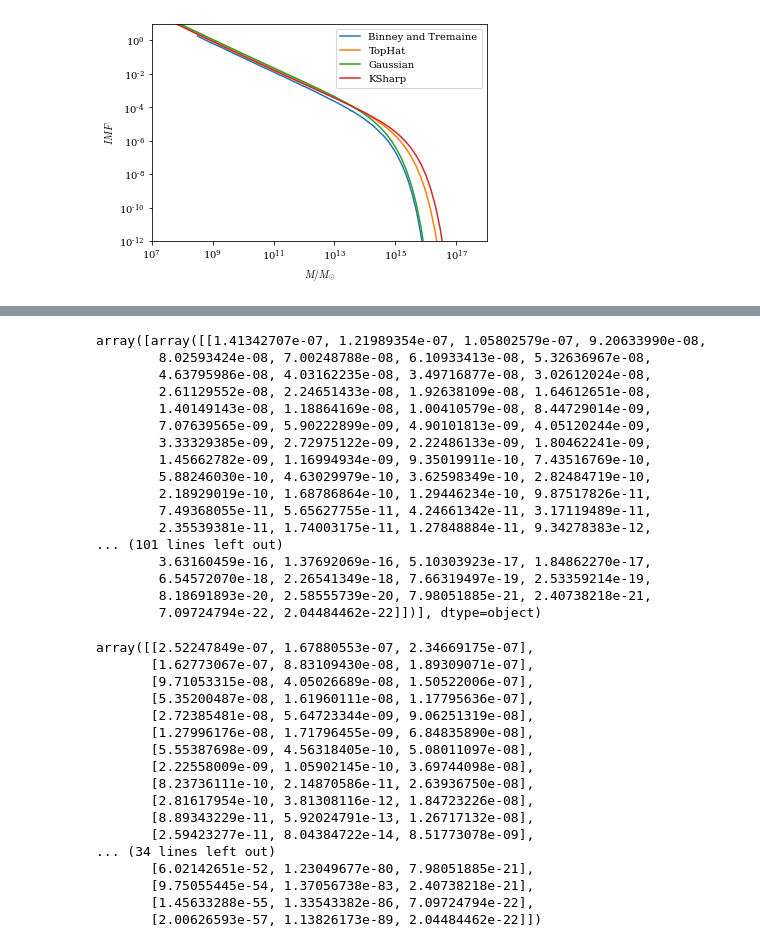
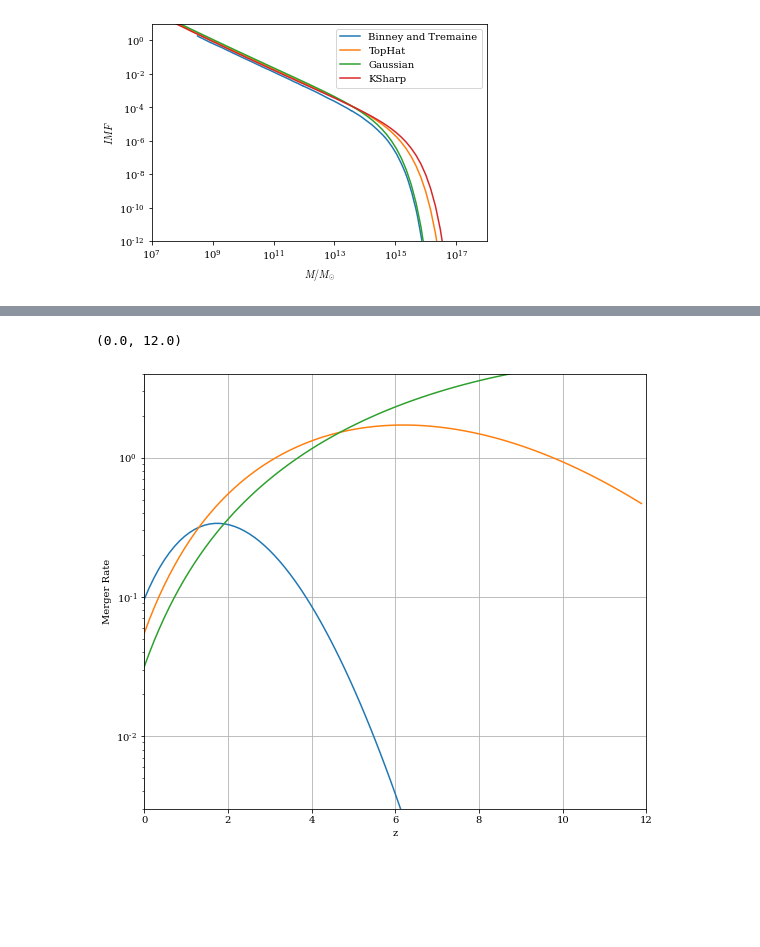
Before and after one commit to antoninvapa/Masters-Project, a Jupyter notebook: Press-Schechter.ipynb, the cells around one changed output, grey strips where cells are left out. Saved outputs shown, nothing was run; the diff lists cells and outputs as text; code cells hidden in the pictures; blank space fills up the shorter version.

```diff
--- a/Press-Schechter.ipynb
+++ b/Press-Schechter.ipynb
@@ -538,6 +486,0 @@ for m in range(len(M_1)):
-# %%
-for i in range(3):
-        plt.plot(z, MASTER_MR[i][2])
-# plt.yscale('log')
-# plt.ylim(0.001, 0.006)
-# print(MASTER_MR)
@@ -546,40 +487,20 @@ for i in range(3):
-# %%
-MASTER_MR
-# %% [output]
-array([array([[1.41342707e-07, 1.21989354e-07, 1.05802579e-07, 9.20633990e-08,
-        8.02593424e-08, 7.00248788e-08, 6.10933413e-08, 5.32636967e-08,
-        4.63795986e-08, 4.03162235e-08, 3.49716877e-08, 3.02612024e-08,
-        2.61129552e-08, 2.24651433e-08, 1.92638109e-08, 1.64612651e-08,
-        1.40149143e-08, 1.18864169e-08, 1.00410579e-08, 8.44729014e-09,
-        7.07639565e-09, 5.90222899e-09, 4.90101813e-09, 4.05120244e-09,
-        3.33329385e-09, 2.72975122e-09, 2.22486133e-09, 1.80462241e-09,
-        1.45662782e-09, 1.16994934e-09, 9.35019911e-10, 7.43516769e-10,
-        5.88246030e-10, 4.63029979e-10, 3.62598349e-10, 2.82484719e-10,
-        2.18929019e-10, 1.68786864e-10, 1.29446234e-10, 9.87517826e-11,
-        7.49368055e-11, 5.65627755e-11, 4.24661342e-11, 3.17119489e-11,
-        2.35539381e-11, 1.74003175e-11, 1.27848884e-11, 9.34278383e-12,
-... (101 lines left out)
-        3.63160459e-16, 1.37692069e-16, 5.10303923e-17, 1.84862270e-17,
-        6.54572070e-18, 2.26541349e-18, 7.66319497e-19, 2.53359214e-19,
-        8.18691893e-20, 2.58555739e-20, 7.98051885e-21, 2.40738218e-21,
-        7.09724794e-22, 2.04484462e-22]])], dtype=object)
-# %%
-MRs_z
-# %% [output]
-array([[2.52247849e-07, 1.67880553e-07, 2.34669175e-07],
-       [1.62773067e-07, 8.83109430e-08, 1.89309071e-07],
-       [9.71053315e-08, 4.05026689e-08, 1.50522006e-07],
-       [5.35200487e-08, 1.61960111e-08, 1.17795636e-07],
-       [2.72385481e-08, 5.64723344e-09, 9.06251319e-08],
-       [1.27996176e-08, 1.71796455e-09, 6.84835890e-08],
-       [5.55387698e-09, 4.56318405e-10, 5.08011097e-08],
-       [2.22558009e-09, 1.05902145e-10, 3.69744098e-08],
-       [8.23736111e-10, 2.14870586e-11, 2.63936750e-08],
-       [2.81617954e-10, 3.81308116e-12, 1.84723226e-08],
-       [8.89343229e-11, 5.92024791e-13, 1.26717132e-08],
-       [2.59423277e-11, 8.04384722e-14, 8.51773078e-09],
-... (34 lines left out)
-       [6.02142651e-52, 1.23049677e-80, 7.98051885e-21],
-       [9.75055445e-54, 1.37056738e-83, 2.40738218e-21],
-       [1.45633288e-55, 1.33543382e-86, 7.09724794e-22],
-       [2.00626593e-57, 1.13826173e-89, 2.04484462e-22]])
+# %%
+M_1=[1e14, 1e12, 1e10]
+MRz = np.empty(len(M_1), dtype=object)
+for i in range(len(M_1)):
+    m=M_1[i]
+    MR = MergerRate(1, (0, 12), M_1=m, Nbins=100)
+    z, MRz[i] = MR.MergerRate_of_M2z(2*m, m)
+# %%
+plt.subplots(figsize=(9,8))
+for i in range(len(M_1)):
+    plt.plot(z, MRz[i]*4/160000, label=f'{M_1[i]}')
+plt.ylabel('Merger Rate')
+plt.xlabel('z')
+plt.yscale('log')
+plt.grid()
+plt.ylim(0.003, 4)
+plt.xlim(0, 12)
+# %% [output]
+(0.0, 12.0)
+[figure, added]
```
Also changed, not shown: parts of 7 cells of this notebook.
